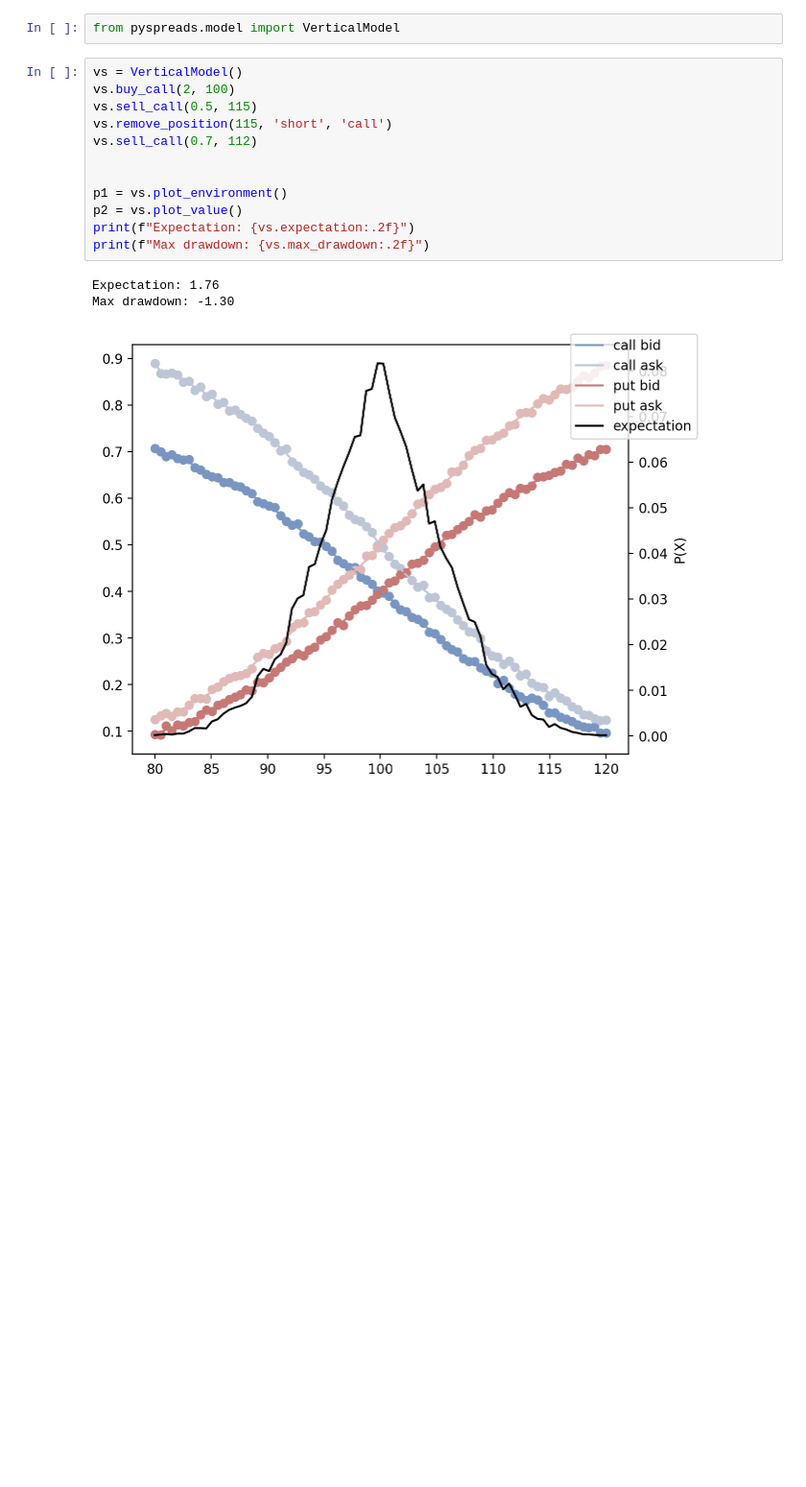
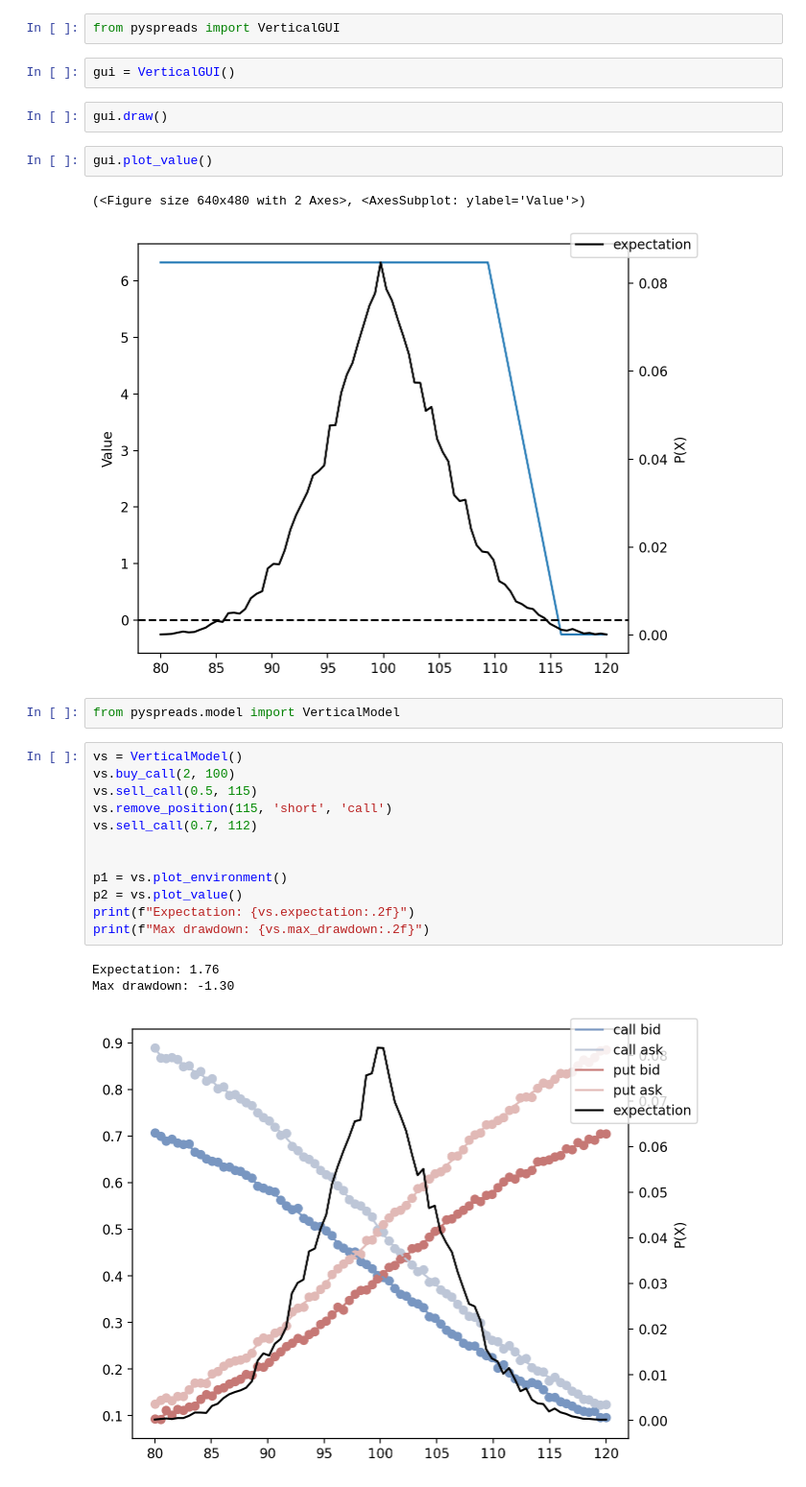
Before and after one commit to liamhuber/pyspreads, a Jupyter notebook: example.ipynb, the cells around one changed output. Shown at 96% size. Drawn from its saved outputs; the diff is of its cells as text; blank space fills up the shorter version.

```diff
--- a/example.ipynb
+++ b/example.ipynb
@@ -1,3 +1,14 @@
+# %%
+from pyspreads import VerticalGUI
+# %%
+gui = VerticalGUI()
+# %%
+gui.draw()
+# %%
+gui.plot_value()
+# %% [output]
+(<Figure size 640x480 with 2 Axes>, <AxesSubplot: ylabel='Value'>)
+[figure, added]
 # %%
 from pyspreads.model import VerticalModel
 # %%
```
Also changed, not shown: 7 other files.
